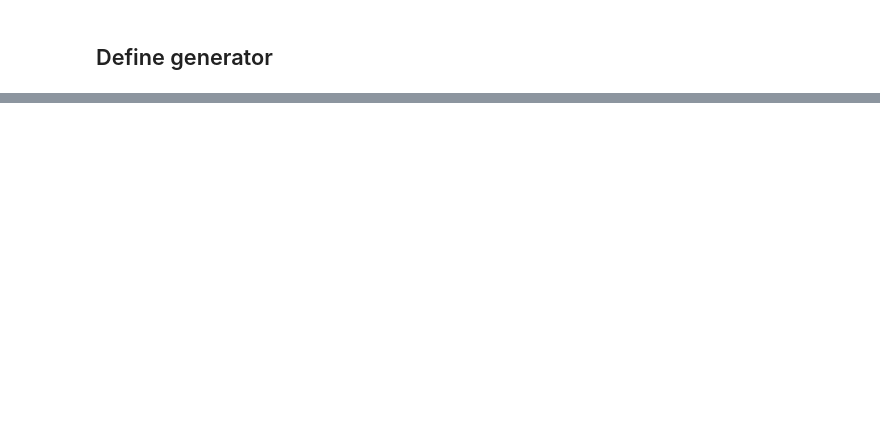
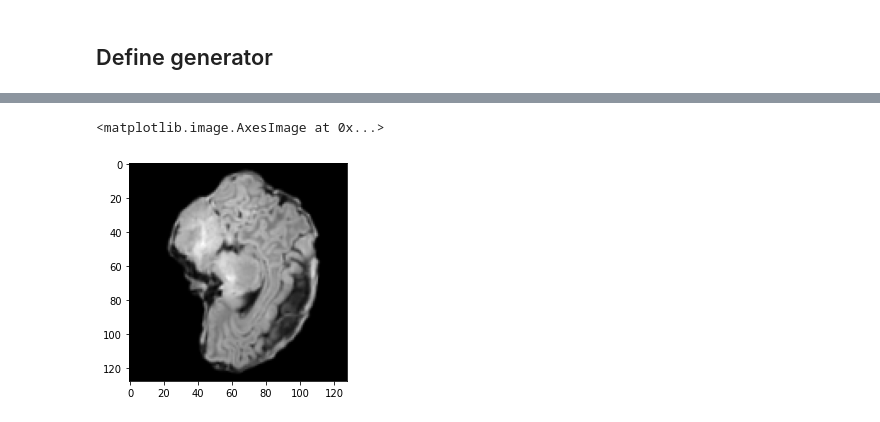
Before and after one commit to ExtremeViscent/SynthSR, a Jupyter notebook: scripts/DataGenerator.ipynb, the cells around one changed output, grey strips where cells are left out. Cells and saved outputs as stored; diff of their text form; code cells hidden in the pictures; blank space fills up the shorter version.

```diff
--- a/scripts/DataGenerator.ipynb
+++ b/scripts/DataGenerator.ipynb
@@ -534,0 +589,5 @@ Building Unet...
+# %%
+plt.imshow(target[0,48,...,0], cmap='gray')
+# %% [output]
+<matplotlib.image.AxesImage at 0x...>
+[figure, added]
```
Also changed, not shown: parts of 11 cells of this notebook, 3 other files.
